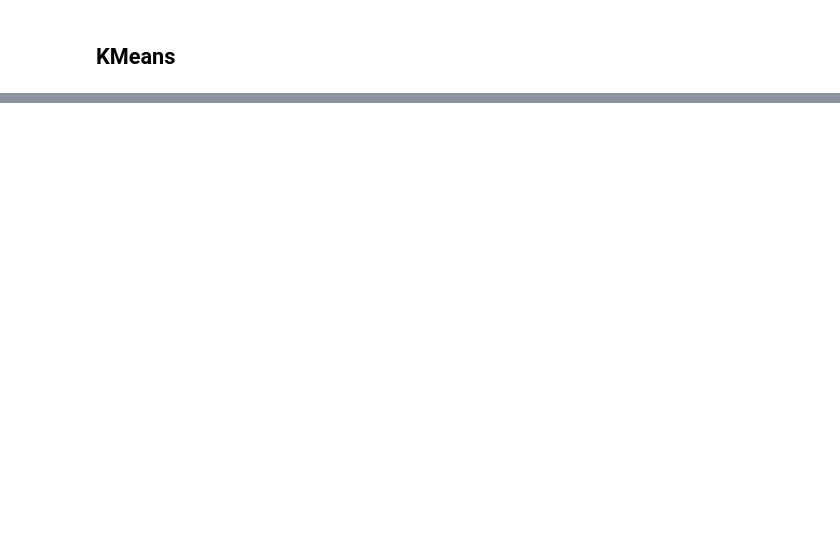
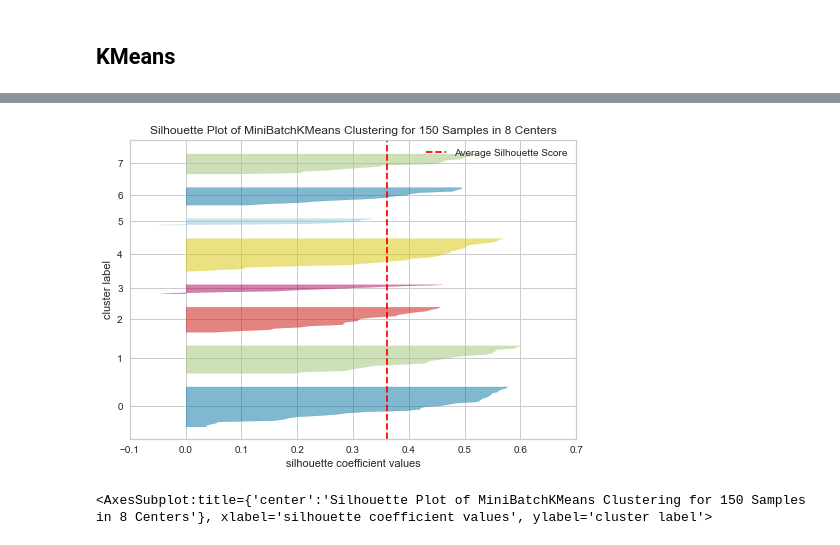
Before and after one commit to erepr/blog, a Jupyter notebook: _notebooks/28-02-2021-Iris-Unsupervised-Learning.ipynb, the cells around one changed output, grey strips where cells are left out. Cells and saved outputs as stored; diff of their text form; code cells hidden in the pictures; blank space fills up the shorter version.

```diff
--- a/_notebooks/28-02-2021-Iris-Unsupervised-Learning.ipynb
+++ b/_notebooks/28-02-2021-Iris-Unsupervised-Learning.ipynb
@@ -68,0 +89,6 @@ df2
+# %%
+from sklearn.cluster import MiniBatchKMeans
+
+visualizer = KElbowVisualizer(MiniBatchKMeans(), k=(4,12), metric='distortion', timings=False, locate_elbow=False)
+visualizer.fit(df2)        # Fit the data to the visualizer
+visualizer.show()        # Finalize and render the figure
@@ -68,0 +98,8 @@ df2
+# %%
+visualizer = SilhouetteVisualizer(MiniBatchKMeans(), colors='yellowbrick')
+
+visualizer.fit(df2)        # Fit the data to the visualizer
+visualizer.show()        # Finalize and render the figure
+# %% [output]
+[figure, added]
+<AxesSubplot:title={'center':'Silhouette Plot of MiniBatchKMeans Clustering for 150 Samples in 8 Centers'}, xlabel='silhouette coefficient values', ylabel='cluster label'>
```
Also changed, not shown: parts of 14 cells of this notebook.
